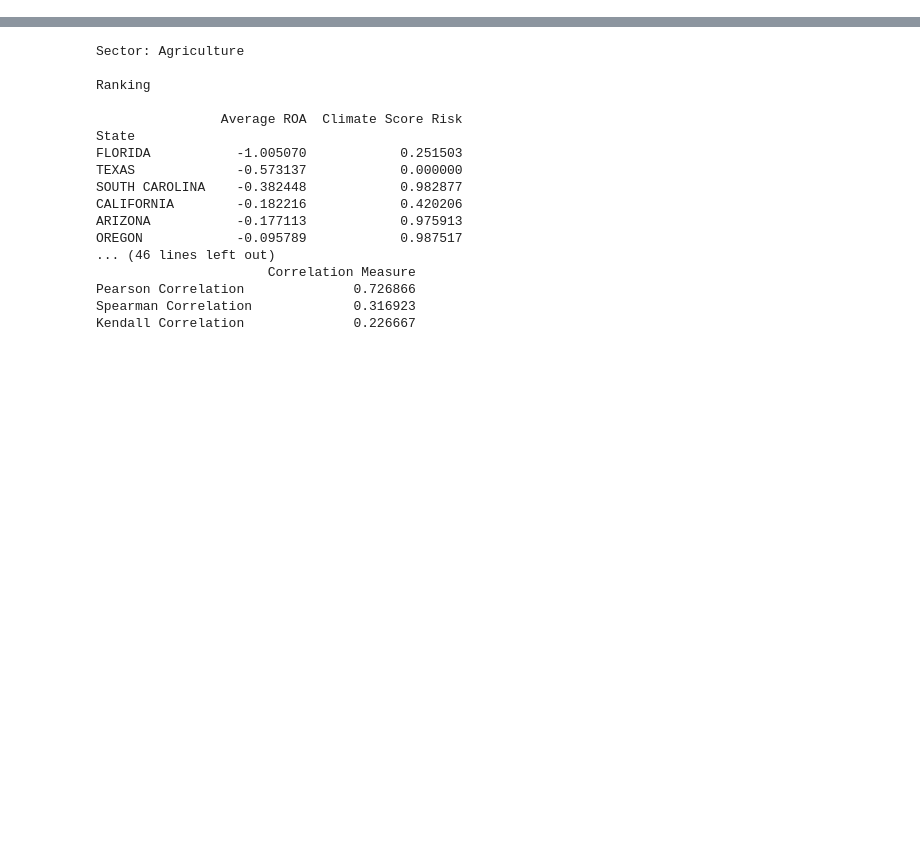
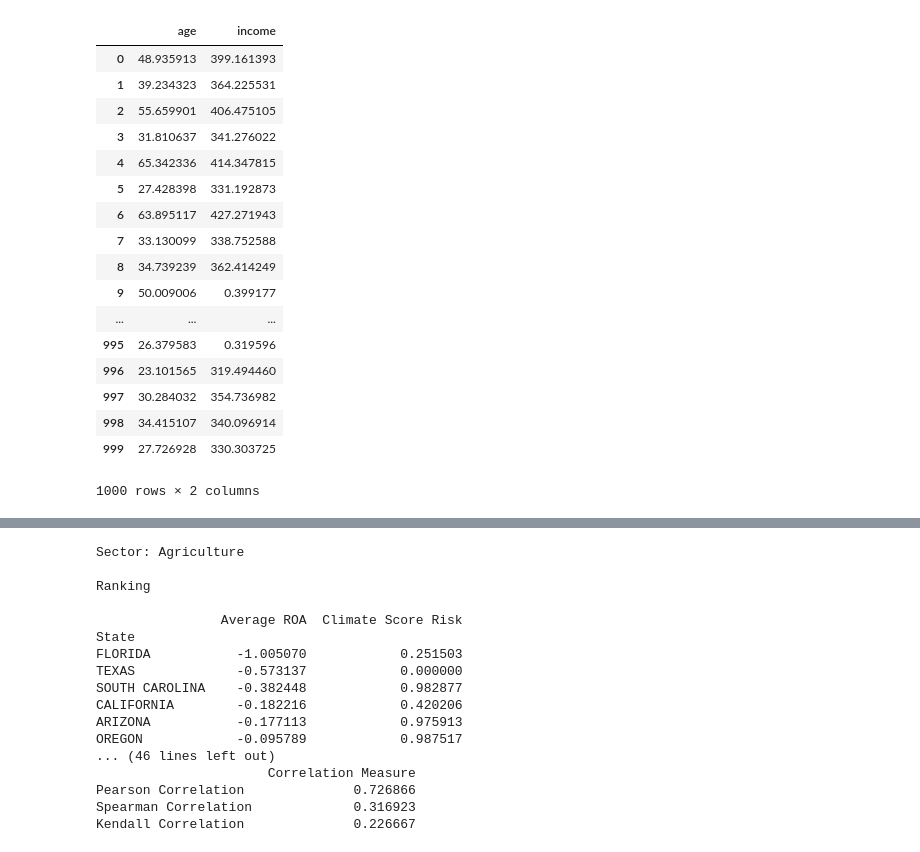
Before and after one commit to allanbellahsene/THESIS, a Jupyter notebook: CODE/Performance&ClimateRisks.ipynb, the cells around one changed output, grey strips where cells are left out. Saved outputs shown, nothing was run; the diff lists cells and outputs as text; code cells hidden in the pictures; blank space fills up the shorter version.

```diff
--- a/CODE/Performance&ClimateRisks.ipynb
+++ b/CODE/Performance&ClimateRisks.ipynb
@@ -7,3 +24,24 @@ plt.rcParams['figure.figsize']=(12,8)
+# %%
+df
+# %% [output]
+|  | age | income |
+| 0 | 48.935913 | 399.161393 |
+| 1 | 39.234323 | 364.225531 |
+| 2 | 55.659901 | 406.475105 |
+| 3 | 31.810637 | 341.276022 |
+| 4 | 65.342336 | 414.347815 |
+| 5 | 27.428398 | 331.192873 |
+| 6 | 63.895117 | 427.271943 |
+| 7 | 33.130099 | 338.752588 |
+| 8 | 34.739239 | 362.414249 |
+| 9 | 50.009006 | 0.399177 |
+| ... | ... | ... |
+| 995 | 26.379583 | 0.319596 |
+| 996 | 23.101565 | 319.494460 |
+| 997 | 30.284032 | 354.736982 |
+| 998 | 34.415107 | 340.096914 |
+| 999 | 27.726928 | 330.303725 |
+1000 rows × 2 columns
 # %%
 def replace_string(data, column):
     k_columns = data[data[column].str.contains("K")]
```
Also changed, not shown: parts of 9 cells of this notebook.
